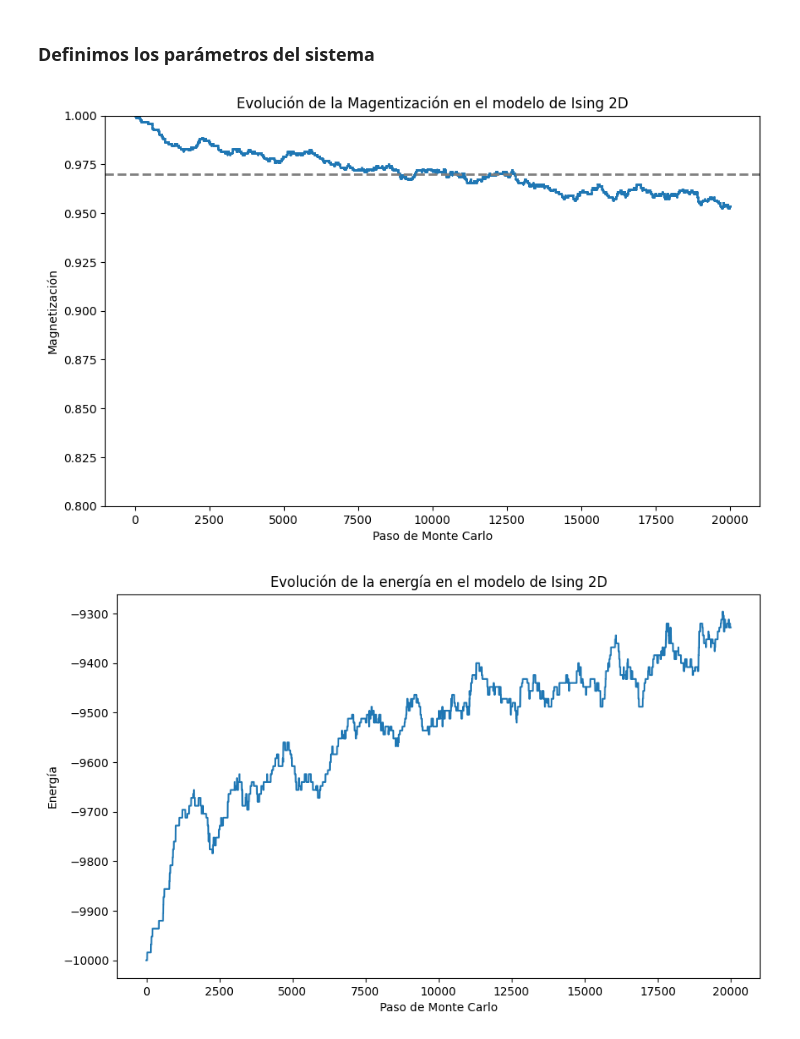
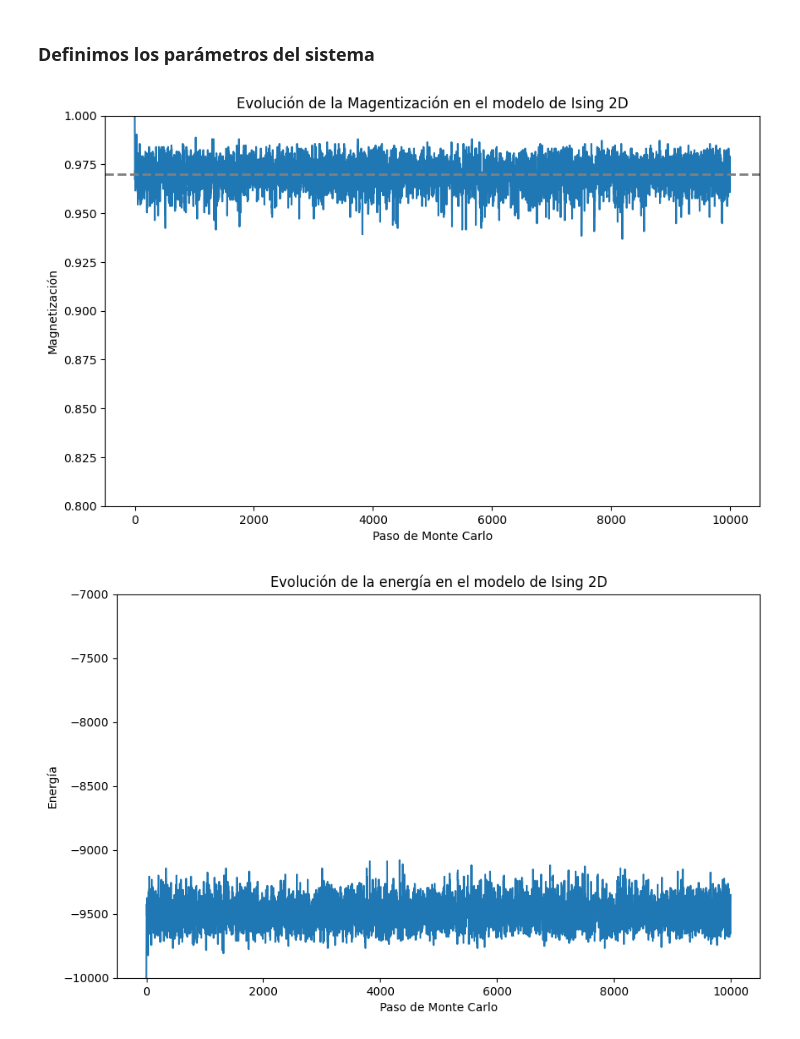
Before and after one commit to javierfeijoom/Simulaciones-Computacionales, a Jupyter notebook: Practica-4/Ising2D_Montecarlo.ipynb, the cells around one changed output. Saved outputs shown, nothing was run; the diff lists cells and outputs as text; code cells hidden in the pictures.

Commit message:
Nueva version optimizada del algoritmo metropolis falta optimizar la exponencial

```diff
--- a/Practica-4/Ising2D_Montecarlo.ipynb
+++ b/Practica-4/Ising2D_Montecarlo.ipynb
@@ -11,7 +11,7 @@ import random
 L = 50  # Tamaño del sistema (LxL)
 J = 1  # Energía de interacción entre espines
 T = 1.7  # Temperatura
-num_pasos = 20000
+num_pasos = 10000
 # %%
 def calcular_energia(spins):
     energia = 0
@@ -23,7 +23,7 @@ def calcular_energia(spins):
 def lista_aleatorios(L):
     lista = [0]*(L**2)
     for i in range(L**2):
-        lista[i] = random.randint(0,L**2)
+        lista[i] = random.randint(0,L**2-1)
     return lista
 
 def site_assign(N_i,L):
@@ -31,12 +31,17 @@ def site_assign(N_i,L):
     j= N_i%L
     return i,j
 # %%
-def metropolis(spins, temperatura):
-    i, j = random.randint(0, L - 1), random.randint(0, L - 1)
-    delta_energia = 2 * J * spins[i, j] * (spins[(i + 1) % L, j] + spins[(i - 1) % L, j] +
+def metropolis(spins, temperatura,n):
+    i, j = site_assign(n,L)
+    s = spins[i, j]
+    suma_vecinos = (spins[(i + 1) % L, j] + spins[(i - 1) % L, j] +
                                            spins[i, (j + 1) % L] + spins[i, (j - 1) % L])
-    if delta_energia < 0 or random.random() < np.exp(-delta_energia / temperatura):
+    delta_energia = 2 * J * s * suma_vecinos
+    if delta_energia < 0:
         spins[i, j] *= -1
+    elif random.random() < np.exp(-delta_energia / temperatura):
+        spins[i, j] *= -1
+    return spins
 # %%
 def mag(T):
     if T > 2/np.log(1+np.sqrt(2)):
@@ -53,14 +58,16 @@ magnetizacion = []
 energias = []
 # %%
 for paso in range(num_pasos):
-    metropolis(spins, T)
+    N = lista_aleatorios(L)
     energia = calcular_energia(spins)
+    magnetizacion1 = calcular_magnetizacion(spins)
+    for k in range(len(N)):
+        metropolis(spins,T,N[k])
     energias.append(energia)
-    magnetizacion1 = calcular_magnetizacion(spins)
     magnetizacion.append(magnetizacion1)
 # %%
 plt.figure(figsize=(10, 6))
-plt.plot(magnetizacion,'*',markersize=1)
+plt.plot(magnetizacion,'-',markersize=1)
 plt.xlabel('Paso de Monte Carlo')
 plt.ylabel('Magnetización')
 plt.ylim([0.8,1.0])
@@ -68,13 +75,14 @@ plt.axhline(mag(T), color='grey',linestyle='--',linewidth=2)
 plt.title('Evolución de la Magentización en el modelo de Ising 2D')
 plt.show()
 # %% [output]
-[figure, old version]
+[figure, new version]
 # %%
 plt.figure(figsize=(10, 6))
 plt.plot(energias)
 plt.xlabel('Paso de Monte Carlo')
 plt.ylabel('Energía')
+plt.ylim([-10000,-7000])
 plt.title('Evolución de la energía en el modelo de Ising 2D')
 plt.show()
 # %% [output]
-[figure, old version]
+[figure, new version]
```
Also changed, not shown: 1 other file.
